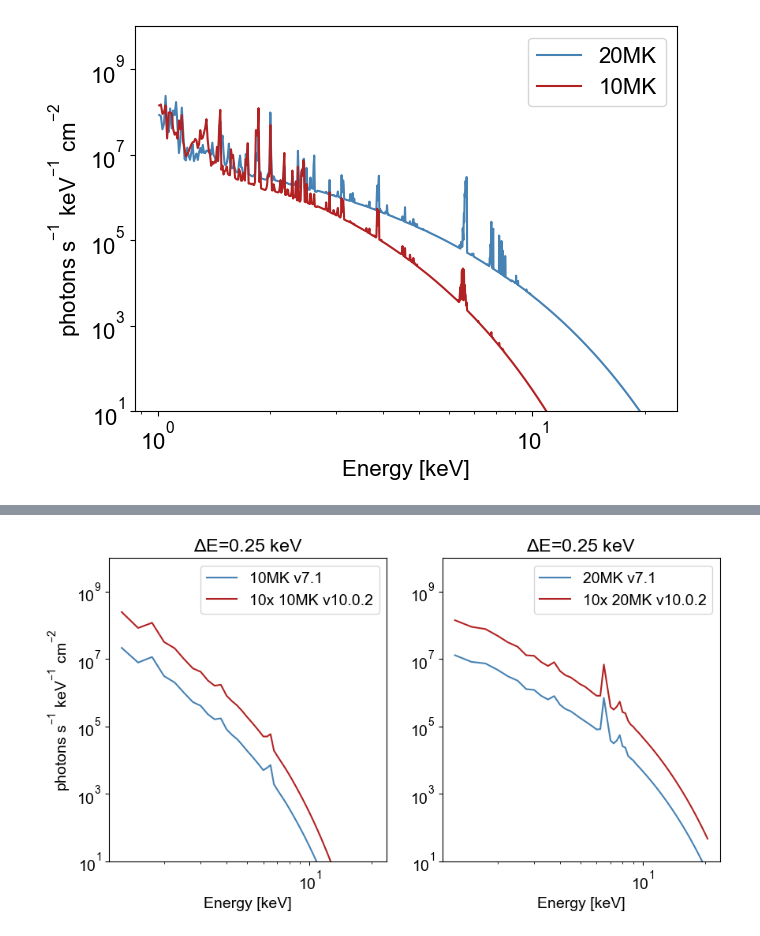
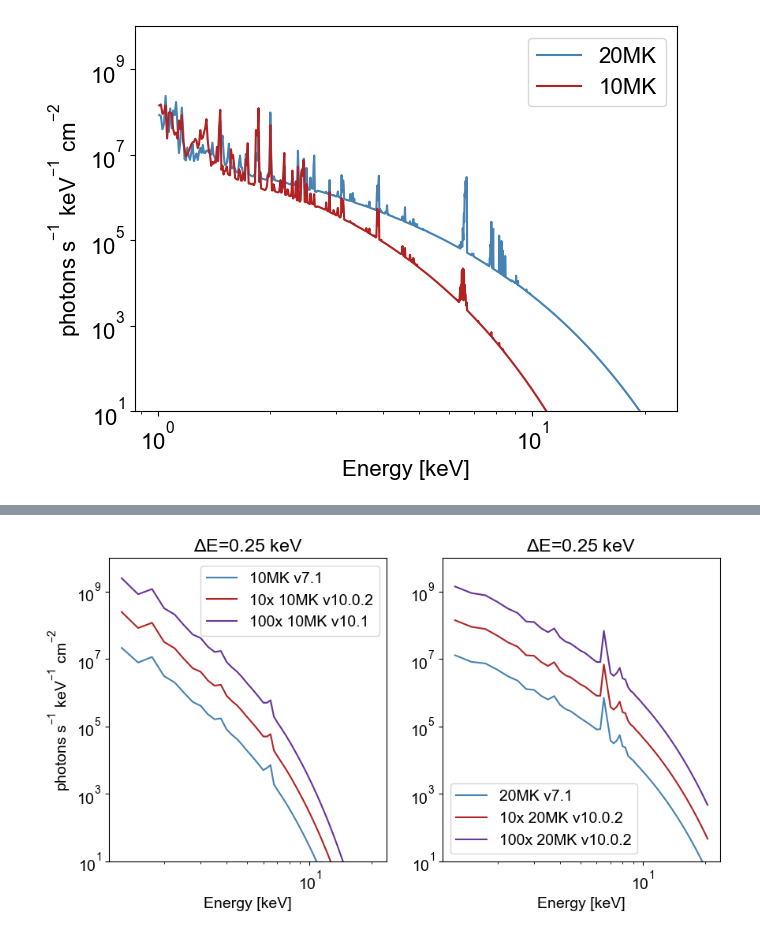
Before and after one commit to ianan/fvth_stuff, a Jupyter notebook: python/test_thermal_sav.ipynb, the cells around one changed output, grey strips where cells are left out. Saved outputs shown, nothing was run; the diff lists cells and outputs as text; code cells hidden in the pictures.

```diff
--- a/python/test_thermal_sav.ipynb
+++ b/python/test_thermal_sav.ipynb
@@ -44,21 +45,29 @@ thermal.CONTINUUM_GRID=thermal.setup_continuum_parameters('../idl/chianti_cont_1
 thermal.LINE_GRID=thermal.setup_line_parameters('../idl/chianti_lines_1_12_unity_v1002_t41.sav')
 f10_v10=thermal.thermal_emission(engs << u.keV,10*1e6<<u.K,1e49<< u.cm**(-3))
 f20_v10=thermal.thermal_emission(engs << u.keV,20*1e6<<u.K,1e49<< u.cm**(-3))
+
+# Try it with my new generated
+thermal.CONTINUUM_GRID=thermal.setup_continuum_parameters('../idl/chianti_cont_1_250_unity_v101_t41.sav')
+thermal.LINE_GRID=thermal.setup_line_parameters('../idl/chianti_lines_1_12_unity_v101_t41.sav')
+f10_v101=thermal.thermal_emission(engs << u.keV,10*1e6<<u.K,1e49<< u.cm**(-3))
+f20_v101=thermal.thermal_emission(engs << u.keV,20*1e6<<u.K,1e49<< u.cm**(-3))
 # %%
 matplotlib.rcParams['font.size']=14
 fig, axs= plt.subplots(1,2,figsize=(10,5))
 axs[0].plot(engs[:-1],f10.value,label='10MK v7.1',color='steelblue')
 axs[0].plot(engs[:-1],f10_v10.value*10,label='10x 10MK v10.0.2',color='firebrick')
+axs[0].plot(engs[:-1],f10_v101.value*100,label='100x 10MK v10.1',color='rebeccapurple')
 
 axs[1].plot(engs[:-1],f20.value,label='20MK v7.1',color='steelblue')
 axs[1].plot(engs[:-1],f20_v10.value*10,label='10x 20MK v10.0.2',color='firebrick')
+axs[1].plot(engs[:-1],f20_v101.value*100,label='100x 20MK v10.1',color='rebeccapurple')
 axs[0].set_ylabel('$photons\;s^{-1}\;keV^{-1}\;cm^{-2}$')
 
 for ax in axs:
     ax.set_title('$\Delta$E=0.01 keV')
     ax.set_yscale('log')
     ax.set_xscale('log')
-    ax.set_ylim([1e1,1e10])
+    ax.set_ylim([1e2,1e11])
     ax.set_xlabel('Energy [keV]')
     ax.legend()
 plt.show()
@@ -78,5 +87,20 @@ for ax in axs:
     ax.legend()
     ax.plot([0,np.max(engs[:-1])],[1,1],'--',color='grey')
 plt.show()
+
+
+fig, axs= plt.subplots(1,2,figsize=(10,5))
+axs[0].plot(engs[:-1],f10_v101.value/f10_v10.value,label='v10.1/v10.0.2',color='peru')
+axs[1].plot(engs[:-1],f20_v101.value/f20_v10.value,label='v10.1/v10.0.2',color='peru')
+axs[0].set_ylabel('Ratio')
+axs[0].set_title('10MK, $\Delta$E=0.01 keV')
+axs[1].set_title('20MK, $\Delta$E=0.01 keV')
+axs[0].set_ylabel('Ratio')
+for ax in axs:
+    ax.set_xscale('log')
+    ax.set_ylim([0,6])
+    ax.legend()
+    ax.plot([0,np.max(engs[:-1])],[1,1],'--',color='grey')
+plt.show()
 # %% [output]
 [figure]
@@ -84,6 +109,12 @@ plt.show()
 # Redo but with bigger energy bins
 engs25=np.arange(1.25,21,0.25)
 # %%
+# Do for the v10.1 version
+thermal.CONTINUUM_GRID=thermal.setup_continuum_parameters('../idl/chianti_cont_1_250_unity_v101_t41.sav')
+thermal.LINE_GRID=thermal.setup_line_parameters('../idl/chianti_lines_1_12_unity_v101_t41.sav')
+f10_v101_25=thermal.thermal_emission(engs25 << u.keV,10*1e6<<u.K,1e49<< u.cm**(-3))
+f20_v101_25=thermal.thermal_emission(engs25 << u.keV,20*1e6<<u.K,1e49<< u.cm**(-3))
+
 # Do for the v10.0.2 version
 thermal.CONTINUUM_GRID=thermal.setup_continuum_parameters('../idl/chianti_cont_1_250_unity_v1002_t41.sav')
 thermal.LINE_GRID=thermal.setup_line_parameters('../idl/chianti_lines_1_12_unity_v1002_t41.sav')
@@ -99,23 +130,25 @@ f20_25=thermal.thermal_emission(engs25 << u.keV,20*1e6<<u.K,1e49<< u.cm**(-3))
 # %%
 matplotlib.rcParams['font.size']=14
 fig, axs= plt.subplots(1,2,figsize=(10,5))
 axs[0].plot(engs25[:-1],f10_25.value,label='10MK v7.1',color='steelblue')
 axs[0].plot(engs25[:-1],f10_v10_25.value*10,label='10x 10MK v10.0.2',color='firebrick')
+axs[0].plot(engs25[:-1],f10_v101_25.value*100,label='100x 10MK v10.1',color='rebeccapurple')
 
 axs[1].plot(engs25[:-1],f20_25.value,label='20MK v7.1',color='steelblue')
 axs[1].plot(engs25[:-1],f20_v10_25.value*10,label='10x 20MK v10.0.2',color='firebrick')
+axs[1].plot(engs25[:-1],f20_v101_25.value*100,label='100x 20MK v10.0.2',color='rebeccapurple')
 axs[0].set_ylabel('$photons\;s^{-1}\;keV^{-1}\;cm^{-2}$')
 
 for ax in axs:
     ax.set_title('$\Delta$E=0.25 keV')
     ax.set_yscale('log')
     ax.set_xscale('log')
     ax.set_ylim([1e1,1e10])
     ax.set_xlabel('Energy [keV]')
     ax.legend()
 plt.show()
 # %% [output]
-[figure, old version]
+[figure, new version]
 # %%
 fig, axs= plt.subplots(1,2,figsize=(10,5))
 axs[0].plot(engs25[:-1],f10_v10_25.value/f10_25.value,label='v10.0.2/v7.1',color='peru')
```
Also changed, not shown: parts of 4 cells of this notebook.
